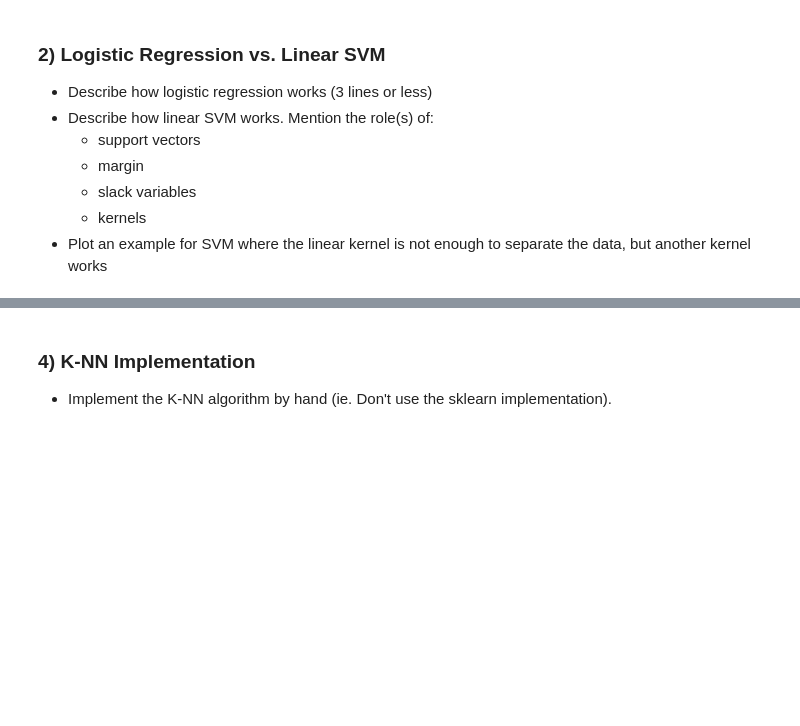
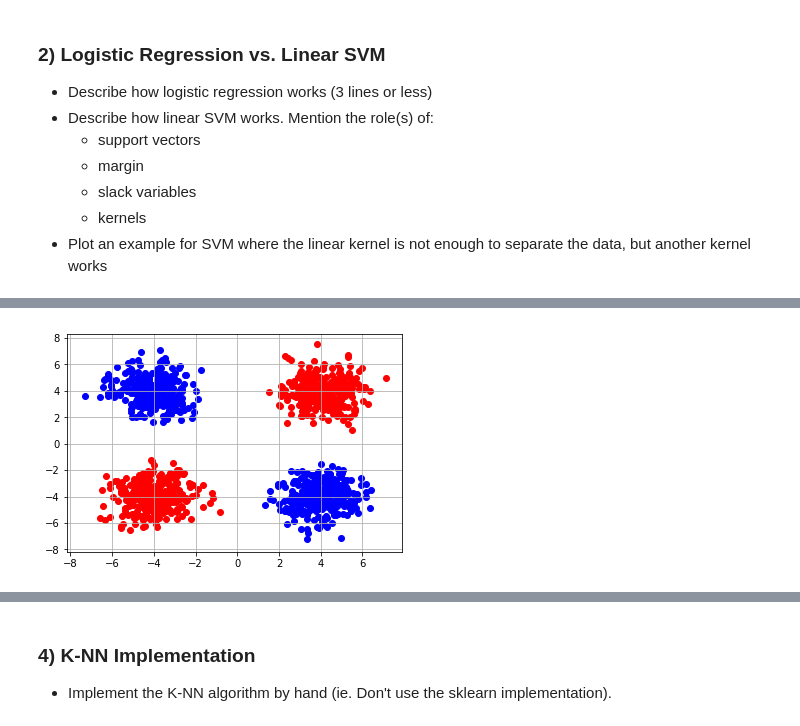
Before and after one commit to McGillAISociety/mais-bootcamp-w2019, a Jupyter notebook: Assignment4/MAIS 202 - Assignment 4.ipynb, the cells around one changed output, grey strips where cells are left out. Drawn from its saved outputs; the diff is of its cells as text; code cells hidden in the pictures; blank space fills up the shorter version.

```diff
--- a/Assignment4/MAIS 202 - Assignment 4.ipynb
+++ b/Assignment4/MAIS 202 - Assignment 4.ipynb
@@ -22,0 +66,18 @@ Congratulations, you have reached the midpoint of the course! The rest of the co
+# %%
+n = 300
+l = 4.0
+x_red = np.concatenate((np.random.normal(loc=-l,size=n), np.random.normal(loc=l,size=n)), axis=None)
+y_red = np.concatenate((np.random.normal(loc=-l,size=n), np.random.normal(loc=l,size=n)), axis=None)
+x_blue = np.concatenate((np.random.normal(loc=l,size=n), np.random.normal(loc=-l,size=n)), axis=None)
+y_blue = np.concatenate((np.random.normal(loc=-l,size=n), np.random.normal(loc=l,size=n)), axis=None)
+
+
+fig, ax = plt.subplots()
+ax.scatter(x_red, y_red, c='r')
+ax.scatter(x_blue, y_blue, c='b')
+
+ax.grid()
+
+plt.show()
+# %% [output]
+[figure, added]
```
Also changed, not shown: parts of 20 cells of this notebook, 1 other file.
